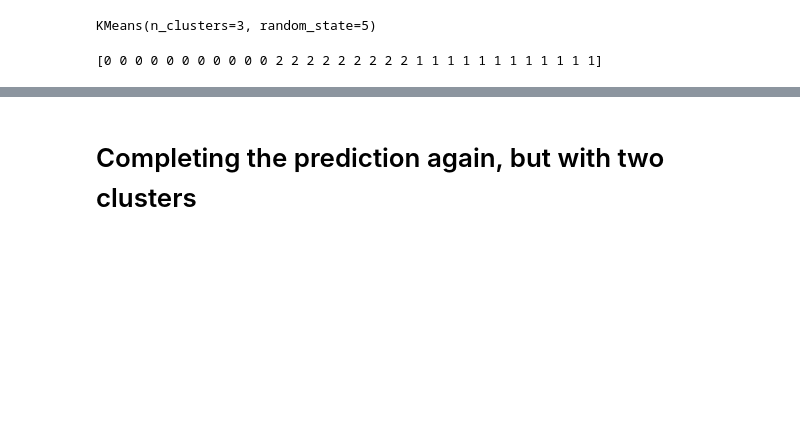
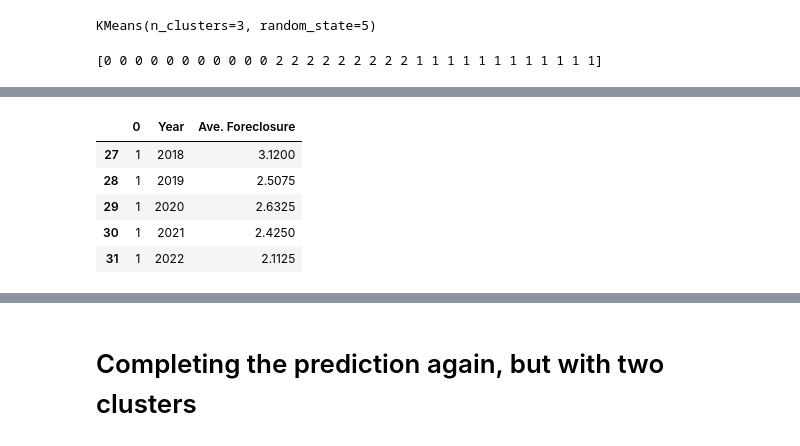
Before and after one commit to Retica/Final_Project, a Jupyter notebook: Machine Learning/Average_Random_Forest-Foreclosure.ipynb, the cells around one changed output, grey strips where cells are left out. Drawn from its saved outputs; the diff is of its cells as text; code cells hidden in the pictures; blank space fills up the shorter version.

```diff
--- a/Machine Learning/Average_Random_Forest-Foreclosure.ipynb
+++ b/Machine Learning/Average_Random_Forest-Foreclosure.ipynb
@@ -207,2 +217,12 @@ print(predictions)
+# %%
+master_predic_df = pd.concat([predic_df, foreclosure_master_df_ave], axis=1)
+master_predic_df.tail()
+# %% [output]
+|  | 0 | Year | Ave. Foreclosure |
+| 27 | 1 | 2018 | 3.1200 |
+| 28 | 1 | 2019 | 2.5075 |
+| 29 | 1 | 2020 | 2.6325 |
+| 30 | 1 | 2021 | 2.4250 |
+| 31 | 1 | 2022 | 2.1125 |
 # %%
 # Add a new class column to the df_iris of the predicted class
```
Also changed, not shown: parts of 5 cells of this notebook, 1 other file.
